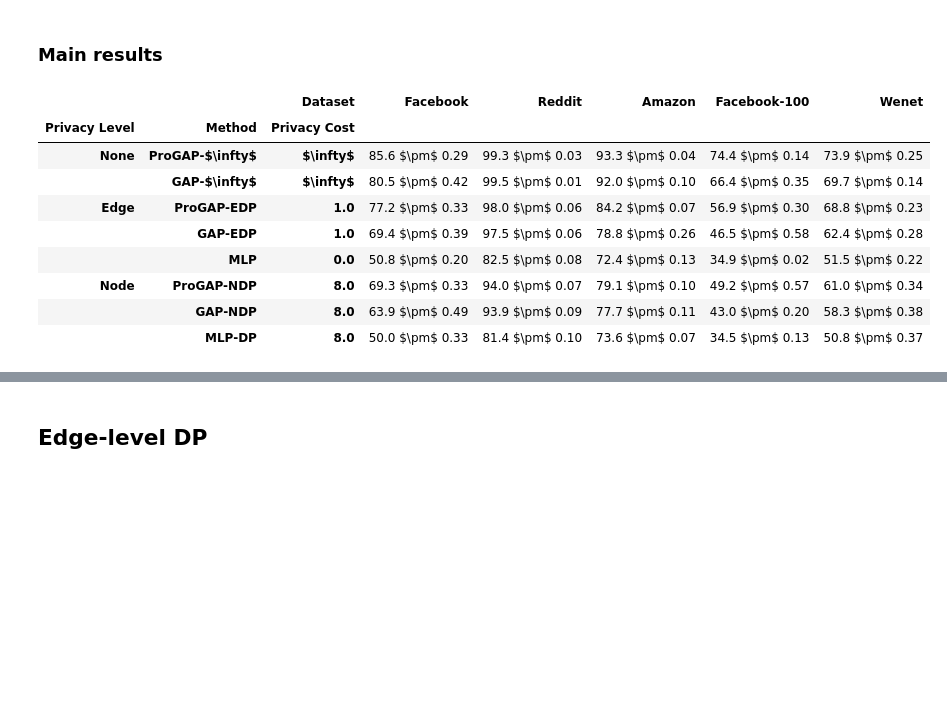
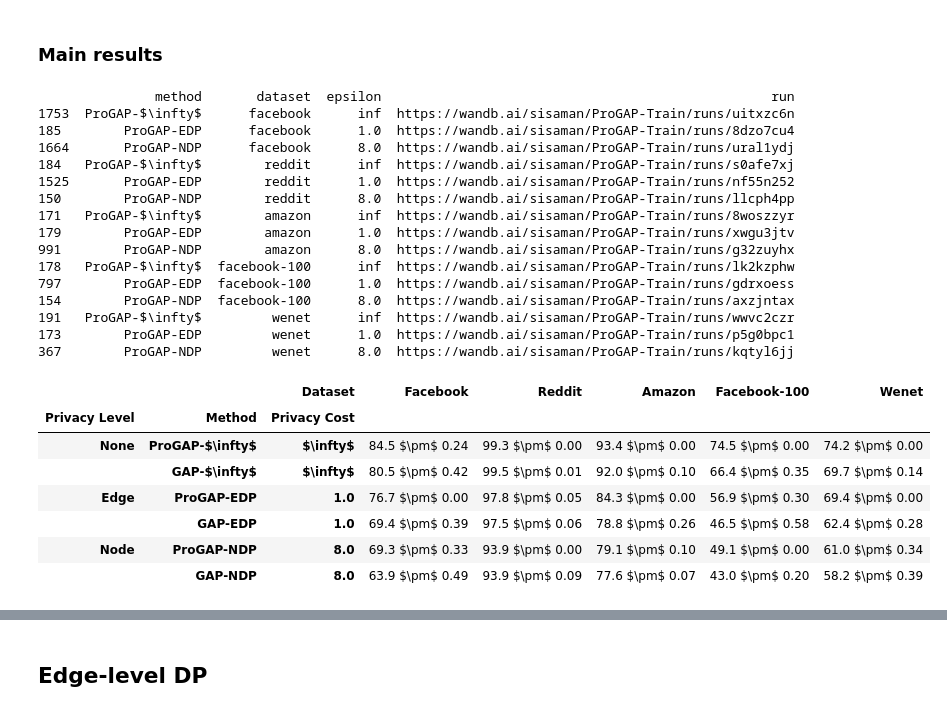
Before and after one commit to sisaman/ProGAP, a Jupyter notebook: results.ipynb, the cells around one changed output, grey strips where cells are left out. Saved outputs shown, nothing was run; the diff lists cells and outputs as text; code cells hidden in the pictures; blank space fills up the shorter version.

```diff
--- a/results.ipynb
+++ b/results.ipynb
@@ -64,19 +64,10 @@ for run in tqdm(runs):
     data.update(run.summary._json_dict)
     data.update(run.config)
     data['id'] = i
+    data['run'] = run
     data['method'] = data['method'].upper().replace('INF', '$\infty$').replace('PRO', 'Pro')
     data_list.append(data)
     i += 1
-
-# runs = api.runs(f"sisaman/GAP-TRAIN", per_page=2000)
-# for run in tqdm(runs):
-#     data = {}
-#     data.update(run.summary._json_dict)
-#     data.update(run.config)
-#     data['id'] = i
-#     data['method'] = data['method'].upper().replace('INF', '$\infty$')
-#     data_list.append(data)
-#     i += 1
 # %% [markdown]
 # Dataset Statistics
 # %%
@@ -110,8 +114,8 @@ df.applymap(lambda x: f'{x:,}' if isinstance(x, int) else x)
 # %% [markdown]
 ### Main results
 # %%
-cols = ['id', 'method', 'dataset', 'epsilon', 'layerwise', 'train/acc_mean', 'val/acc_mean', 'test/acc_mean', 'test/acc_ci']
-methods = ['ProGAP-$\infty$', 'GAP-$\infty$', 'ProGAP-EDP', 'GAP-EDP', 'MLP', 'ProGAP-NDP', 'GAP-NDP', 'MLP-DP']
+cols = ['id', 'method', 'dataset', 'epsilon', 'layerwise', 'train/acc_mean', 'val/acc_mean', 'test/acc_mean', 'test/acc_ci', 'run']
+methods = ['ProGAP-$\infty$', 'GAP-$\infty$', 'ProGAP-EDP', 'GAP-EDP', 'ProGAP-NDP', 'GAP-NDP']
 datasets = ['facebook', 'reddit', 'amazon', 'facebook-100', 'wenet']
 
 df = pd.DataFrame(data_list)
@@ -122,54 +126,76 @@ df.loc[df['method'] == 'MLP', 'epsilon'] = 0
 df.loc[df['dp_level'] == 'none', 'epsilon'] = np.inf
 df = df.query('dp_level != "edge" or epsilon in [0,1]')
 df = df.query('dp_level != "node" or epsilon == 8')
+df = df.query('not method.str.startswith("ProGAP") or layerwise == False')
 
 idx = df.groupby(['dataset', 'method', 'epsilon'])['val/acc_mean'].idxmax().values
 df = df.loc[idx]
 
+# df_url = df.drop(columns=['id', 'train/acc_mean', 'val/acc_mean', 'test/acc_ci', 'layerwise', 'dp_level'])
+# print(df_url)
+
 df['acc'] = df[['test/acc_mean', 'test/acc_ci']].apply(
     lambda row: '%.1f $\pm$ %.2f' % (row['test/acc_mean'], row['test/acc_ci']), axis=1
 )
-df = df.drop(columns=['id', 'train/acc_mean', 'val/acc_mean', 'test/acc_mean', 'test/acc_ci'])
+df = df.drop(columns=['id', 'train/acc_mean', 'val/acc_mean', 'test/acc_mean', 'test/acc_ci', 'layerwise'])
 
 def sort_key(row):
     keys = {
         **{k:v+1 for v,k in enumerate(datasets)},     # datasets
         'ProGAP-$\infty$': 1, 'GAP-$\infty$': 2, 'ProGAP-EDP': 3, 'GAP-EDP': 4, 'MLP': 5, 'ProGAP-NDP': 6, 'GAP-NDP': 7, 'MLP-DP': 8,  # methods
         'none': 1, 'edge': 2, 'node': 3,  # levels
     }
     if isinstance(row, pd.Index):
         s = row.to_series()
         s = s.replace(keys)
         return pd.Index(s)
     else:
         return row.replace(keys)
 
 df = df.sort_values(by=['dataset', 'dp_level', 'method'], key=sort_key)
+pd.options.display.width = 1000
+pd.options.display.max_colwidth = 1000
+df['run'] = df['run'].apply(lambda x: x.url)
+print(df.query('method.str.startswith("ProGAP")').drop(columns=['dp_level', 'acc']))
 df = df.pivot(columns='dataset', index=['dp_level', 'method', 'epsilon'], values='acc')
 df = df.reset_index().sort_values(
     by=['dp_level', 'method'],
     key=sort_key
 ).set_index(['dp_level', 'method', 'epsilon'])
 df = df.sort_index(axis=1, key=sort_key)
 df = df.rename(str.title, axis=1)
 df = df.rename(str.title, axis=0, level=0)
 df = df.rename_axis(index={'dp_level': 'Privacy Level', 'epsilon': 'privacy cost'})
 df = df.rename_axis(index=str.title)
 df = df.rename_axis(columns=str.title)
 df = df.rename({np.inf: '$\infty$'}, axis=0, level=2)
 # print(df.style.to_latex())
 df
 # %% [output]
+               method       dataset  epsilon                                                  run
+1753  ProGAP-$\infty$      facebook      inf  https://wandb.ai/sisaman/ProGAP-Train/runs/uitxzc6n
+185        ProGAP-EDP      facebook      1.0  https://wandb.ai/sisaman/ProGAP-Train/runs/8dzo7cu4
+1664       ProGAP-NDP      facebook      8.0  https://wandb.ai/sisaman/ProGAP-Train/runs/ural1ydj
+184   ProGAP-$\infty$        reddit      inf  https://wandb.ai/sisaman/ProGAP-Train/runs/s0afe7xj
+1525       ProGAP-EDP        reddit      1.0  https://wandb.ai/sisaman/ProGAP-Train/runs/nf55n252
+150        ProGAP-NDP        reddit      8.0  https://wandb.ai/sisaman/ProGAP-Train/runs/llcph4pp
+171   ProGAP-$\infty$        amazon      inf  https://wandb.ai/sisaman/ProGAP-Train/runs/8woszzyr
+179        ProGAP-EDP        amazon      1.0  https://wandb.ai/sisaman/ProGAP-Train/runs/xwgu3jtv
+991        ProGAP-NDP        amazon      8.0  https://wandb.ai/sisaman/ProGAP-Train/runs/g32zuyhx
+178   ProGAP-$\infty$  facebook-100      inf  https://wandb.ai/sisaman/ProGAP-Train/runs/lk2kzphw
+797        ProGAP-EDP  facebook-100      1.0  https://wandb.ai/sisaman/ProGAP-Train/runs/gdrxoess
+154        ProGAP-NDP  facebook-100      8.0  https://wandb.ai/sisaman/ProGAP-Train/runs/axzjntax
+191   ProGAP-$\infty$         wenet      inf  https://wandb.ai/sisaman/ProGAP-Train/runs/wwvc2czr
+173        ProGAP-EDP         wenet      1.0  https://wandb.ai/sisaman/ProGAP-Train/runs/p5g0bpc1
+367        ProGAP-NDP         wenet      8.0  https://wandb.ai/sisaman/ProGAP-Train/runs/kqtyl6jj
 |  |  | Dataset | Facebook | Reddit | Amazon | Facebook-100 | Wenet |
 | Privacy Level | Method | Privacy Cost |  |  |  |  |  |
-| None | ProGAP-$\infty$ | $\infty$ | 85.6 $\pm$ 0.29 | 99.3 $\pm$ 0.03 | 93.3 $\pm$ 0.04 | 74.4 $\pm$ 0.14 | 73.9 $\pm$ 0.25 |
+| None | ProGAP-$\infty$ | $\infty$ | 84.5 $\pm$ 0.24 | 99.3 $\pm$ 0.00 | 93.4 $\pm$ 0.00 | 74.5 $\pm$ 0.00 | 74.2 $\pm$ 0.00 |
 |  | GAP-$\infty$ | $\infty$ | 80.5 $\pm$ 0.42 | 99.5 $\pm$ 0.01 | 92.0 $\pm$ 0.10 | 66.4 $\pm$ 0.35 | 69.7 $\pm$ 0.14 |
-| Edge | ProGAP-EDP | 1.0 | 77.2 $\pm$ 0.33 | 98.0 $\pm$ 0.06 | 84.2 $\pm$ 0.07 | 56.9 $\pm$ 0.30 | 68.8 $\pm$ 0.23 |
+| Edge | ProGAP-EDP | 1.0 | 76.7 $\pm$ 0.00 | 97.8 $\pm$ 0.05 | 84.3 $\pm$ 0.00 | 56.9 $\pm$ 0.30 | 69.4 $\pm$ 0.00 |
 |  | GAP-EDP | 1.0 | 69.4 $\pm$ 0.39 | 97.5 $\pm$ 0.06 | 78.8 $\pm$ 0.26 | 46.5 $\pm$ 0.58 | 62.4 $\pm$ 0.28 |
-|  | MLP | 0.0 | 50.8 $\pm$ 0.20 | 82.5 $\pm$ 0.08 | 72.4 $\pm$ 0.13 | 34.9 $\pm$ 0.02 | 51.5 $\pm$ 0.22 |
-| Node | ProGAP-NDP | 8.0 | 69.3 $\pm$ 0.33 | 94.0 $\pm$ 0.07 | 79.1 $\pm$ 0.10 | 49.2 $\pm$ 0.57 | 61.0 $\pm$ 0.34 |
-|  | GAP-NDP | 8.0 | 63.9 $\pm$ 0.49 | 93.9 $\pm$ 0.09 | 77.7 $\pm$ 0.11 | 43.0 $\pm$ 0.20 | 58.3 $\pm$ 0.38 |
-|  | MLP-DP | 8.0 | 50.0 $\pm$ 0.33 | 81.4 $\pm$ 0.10 | 73.6 $\pm$ 0.07 | 34.5 $\pm$ 0.13 | 50.8 $\pm$ 0.37 |
+| Node | ProGAP-NDP | 8.0 | 69.3 $\pm$ 0.33 | 93.9 $\pm$ 0.00 | 79.1 $\pm$ 0.10 | 49.1 $\pm$ 0.00 | 61.0 $\pm$ 0.34 |
+|  | GAP-NDP | 8.0 | 63.9 $\pm$ 0.49 | 93.9 $\pm$ 0.09 | 77.6 $\pm$ 0.07 | 43.0 $\pm$ 0.20 | 58.2 $\pm$ 0.39 |
 # %%
 cols = ['id', 'method', 'dataset', 'epsilon', 'layerwise', 'train/acc_mean', 'val/acc_mean', 'test/acc_mean', 'test/acc_ci']
 methods = ['ProGAP-$\infty$', 'ProGAP-EDP', 'ProGAP-NDP']
```
Also changed, not shown: parts of 11 cells of this notebook.
